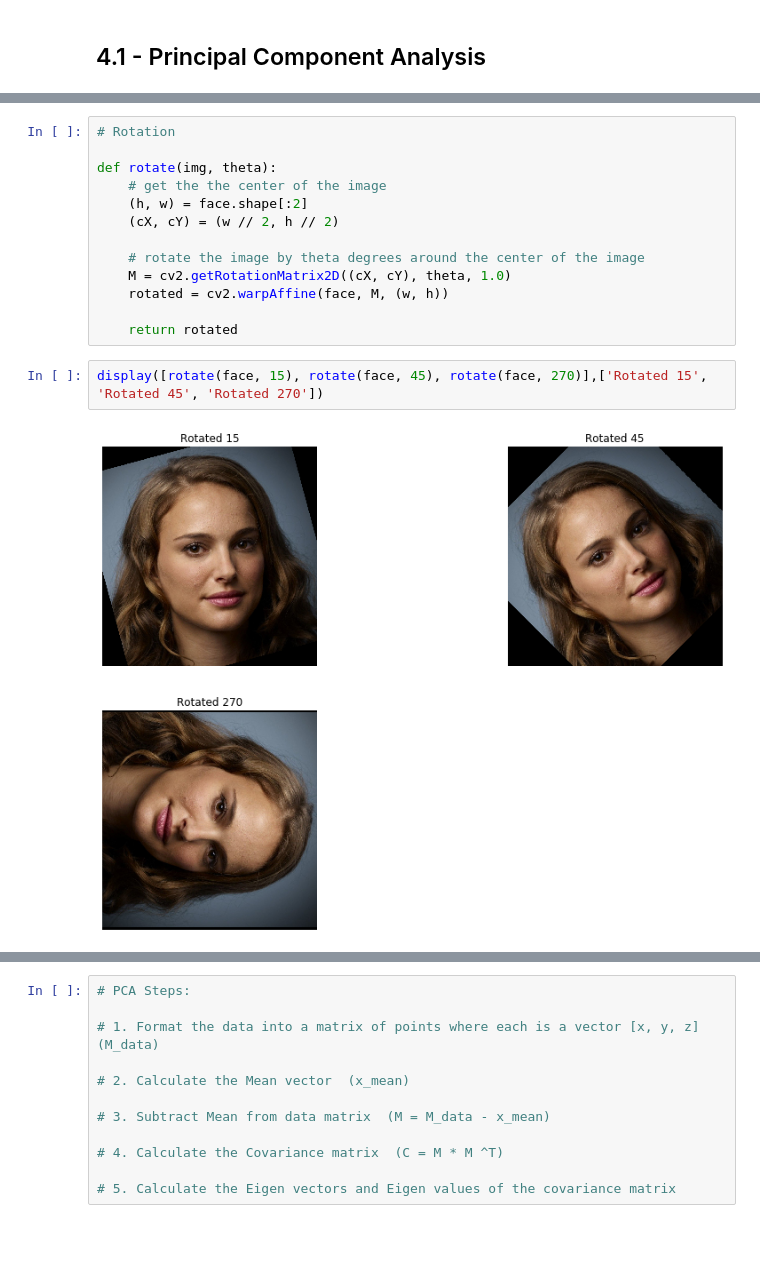
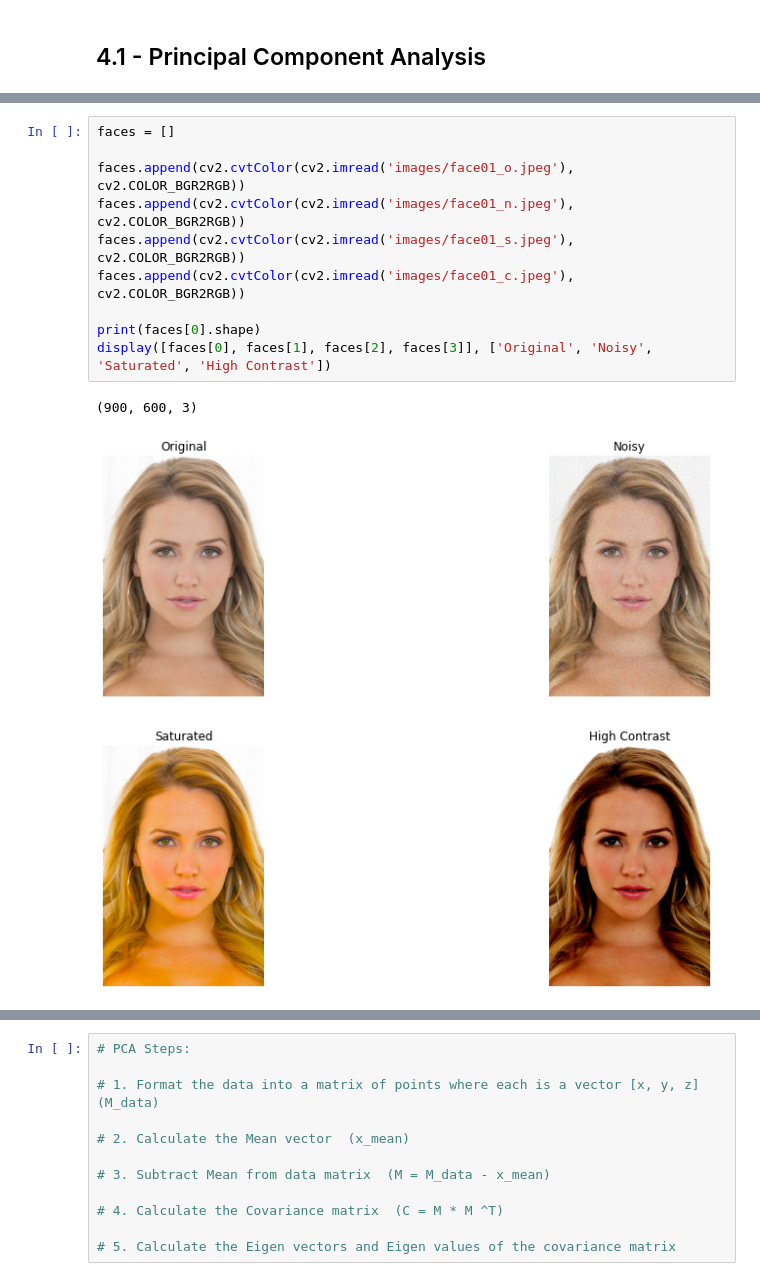
Before and after one commit to S010MON/image-processing, a Jupyter notebook: project2/6252320-Debnath_proj2.ipynb, the cells around one changed output, grey strips where cells are left out. Cells and saved outputs as stored; diff of their text form; blank space fills up the shorter version.

```diff
--- a/project2/6252320-Debnath_proj2.ipynb
+++ b/project2/6252320-Debnath_proj2.ipynb
@@ -397,17 +373,13 @@ display([padded], ['Padded'])
-# %%
-# Rotation
-
-def rotate(img, theta):
-    # get the the center of the image
-    (h, w) = face.shape[:2]
-    (cX, cY) = (w // 2, h // 2)
-
-    # rotate the image by theta degrees around the center of the image
-    M = cv2.getRotationMatrix2D((cX, cY), theta, 1.0)
-    rotated = cv2.warpAffine(face, M, (w, h))
-
-    return rotated
-# %%
-display([rotate(face, 15), rotate(face, 45), rotate(face, 270)],['Rotated 15', 'Rotated 45', 'Rotated 270'])
-# %% [output]
-[figure, removed]
+# %%
+faces = []
+
+faces.append(cv2.cvtColor(cv2.imread('images/face01_o.jpeg'), cv2.COLOR_BGR2RGB))
+faces.append(cv2.cvtColor(cv2.imread('images/face01_n.jpeg'), cv2.COLOR_BGR2RGB))
+faces.append(cv2.cvtColor(cv2.imread('images/face01_s.jpeg'), cv2.COLOR_BGR2RGB))
+faces.append(cv2.cvtColor(cv2.imread('images/face01_c.jpeg'), cv2.COLOR_BGR2RGB))
+
+print(faces[0].shape)
+display([faces[0], faces[1], faces[2], faces[3]], ['Original', 'Noisy', 'Saturated', 'High Contrast'])
+# %% [output]
+(900, 600, 3)
+[figure, added]
```
Also changed, not shown: parts of 20 cells of this notebook.
